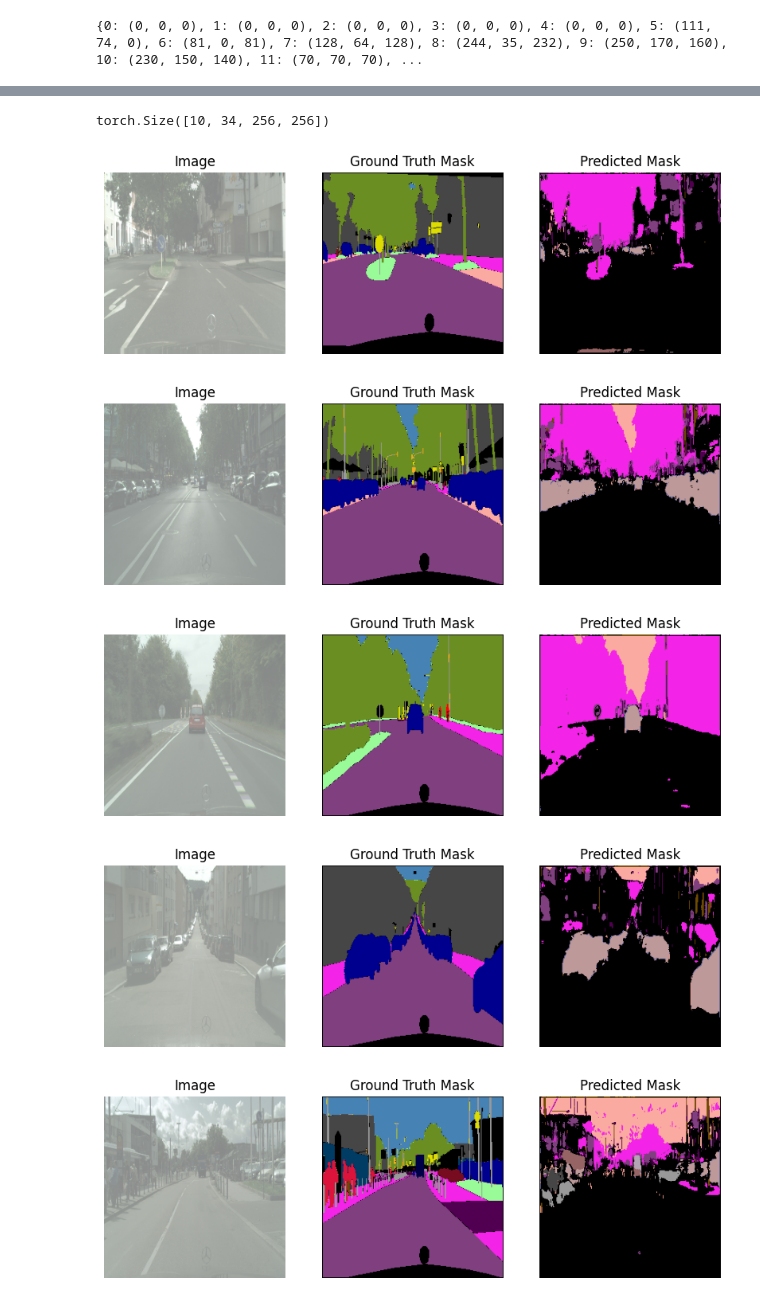
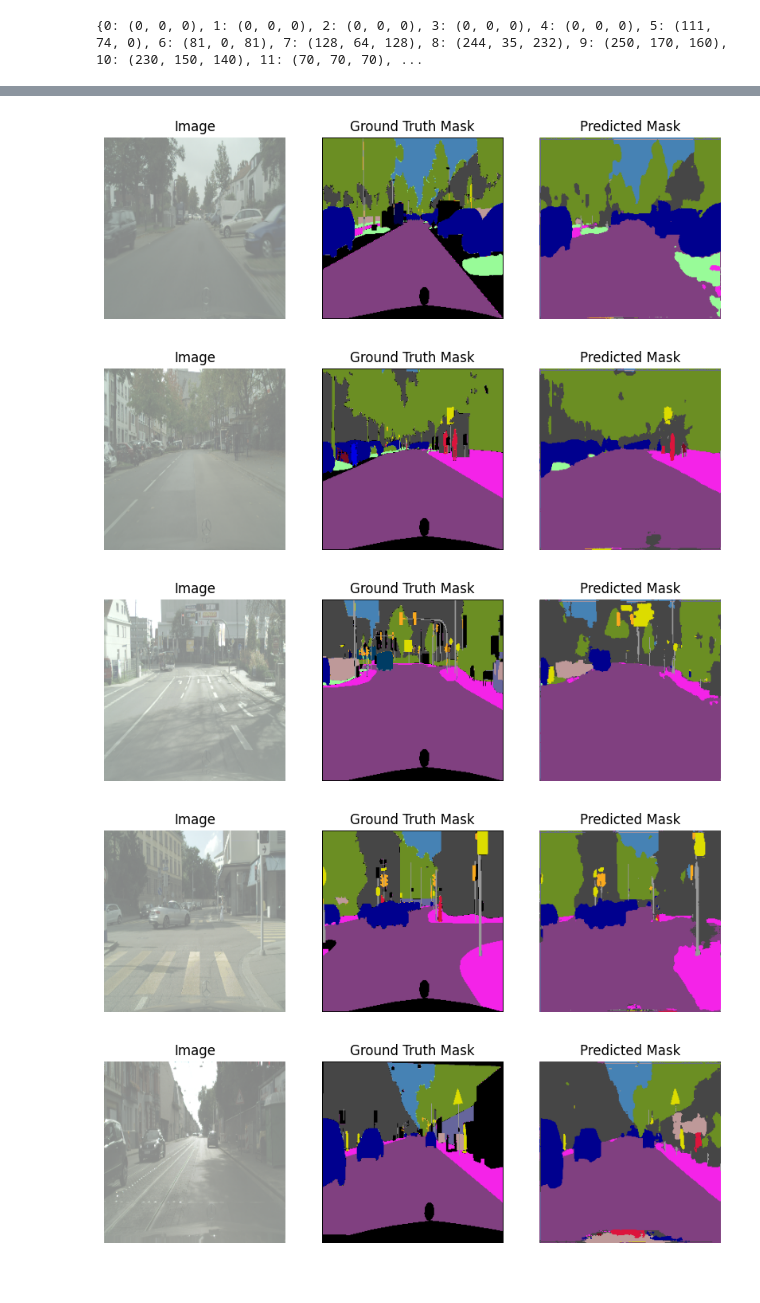
Before and after one commit to JMKasprzyk/FinalAssignment, a Jupyter notebook: run_dataset.ipynb, the cells around one changed output, grey strips where cells are left out. Drawn from its saved outputs; the diff is of its cells as text; code cells hidden in the pictures.

Commit message:
Fix visualization run a job on snellius for more epochs with Dice Loss

```diff
--- a/run_dataset.ipynb
+++ b/run_dataset.ipynb
@@ -239,23 +267,22 @@ print(class_colors)
 # %%
 from model import Model
 from model_vis import visualize_segmentation_cityscapes
 
 # Instanciate Model()
 eval_model = Model()
 
 # Specify the checkpoint file path
-checkpoint_path = 'C:\\Users\\jakub\\Desktop\\TUe\\AIES\\Q3\\5LSM0-Neural-networks-for-computer-vision\\FinalAssignment\\model_checkpoints\\model_checkpoint_epoch_70_Mar_20_DiceLoss.pth'
+checkpoint_path = 'C:\\Users\\jakub\\Desktop\\TUe\\AIES\\Q3\\5LSM0-Neural-networks-for-computer-vision\\FinalAssignment\\model_checkpoints\\model_checkpoint_epoch_60_Mar21.pth'
 device = torch.device('cpu')
 
 checkpoint = torch.load(checkpoint_path, map_location=device)
 eval_model.load_state_dict(checkpoint)
 
 # Call the function with the checkpoint path
-visualize_segmentation_cityscapes(eval_model, train_loader, coloring=class_colors, num_examples=1)
+visualize_segmentation_cityscapes(eval_model, train_loader, num_examples=1)
 # %% [output]
-torch.Size([10, 34, 256, 256])
-[figure, old version]
+[figure, new version]
-[figure, old version]
+[figure, new version]
-[figure, old version]
+[figure, new version]
-[figure, old version]
+[figure, new version]
-[figure, old version]
+[figure, new version]
```
Also changed, not shown: parts of 2 cells of this notebook, 3 other files.
